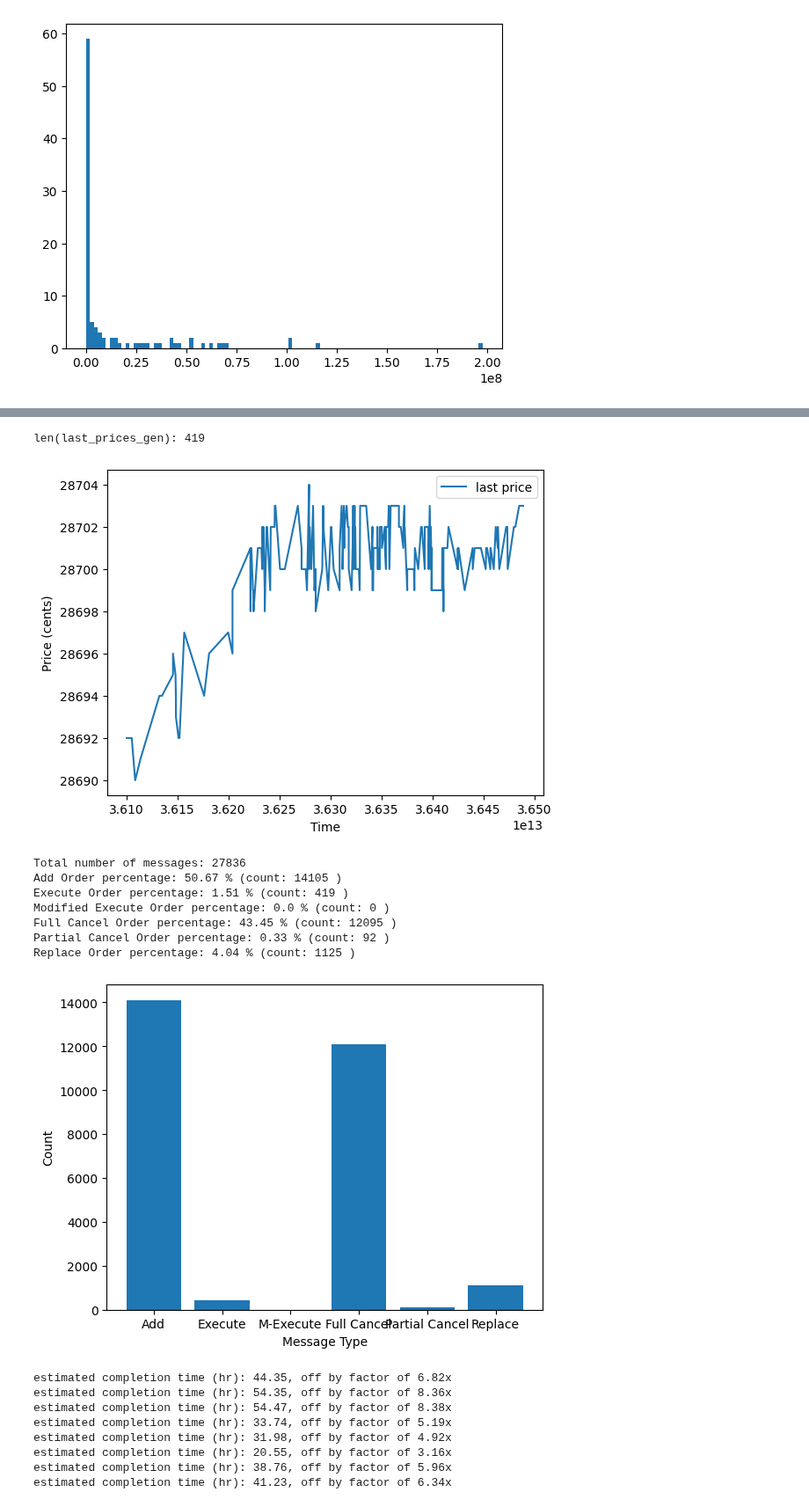
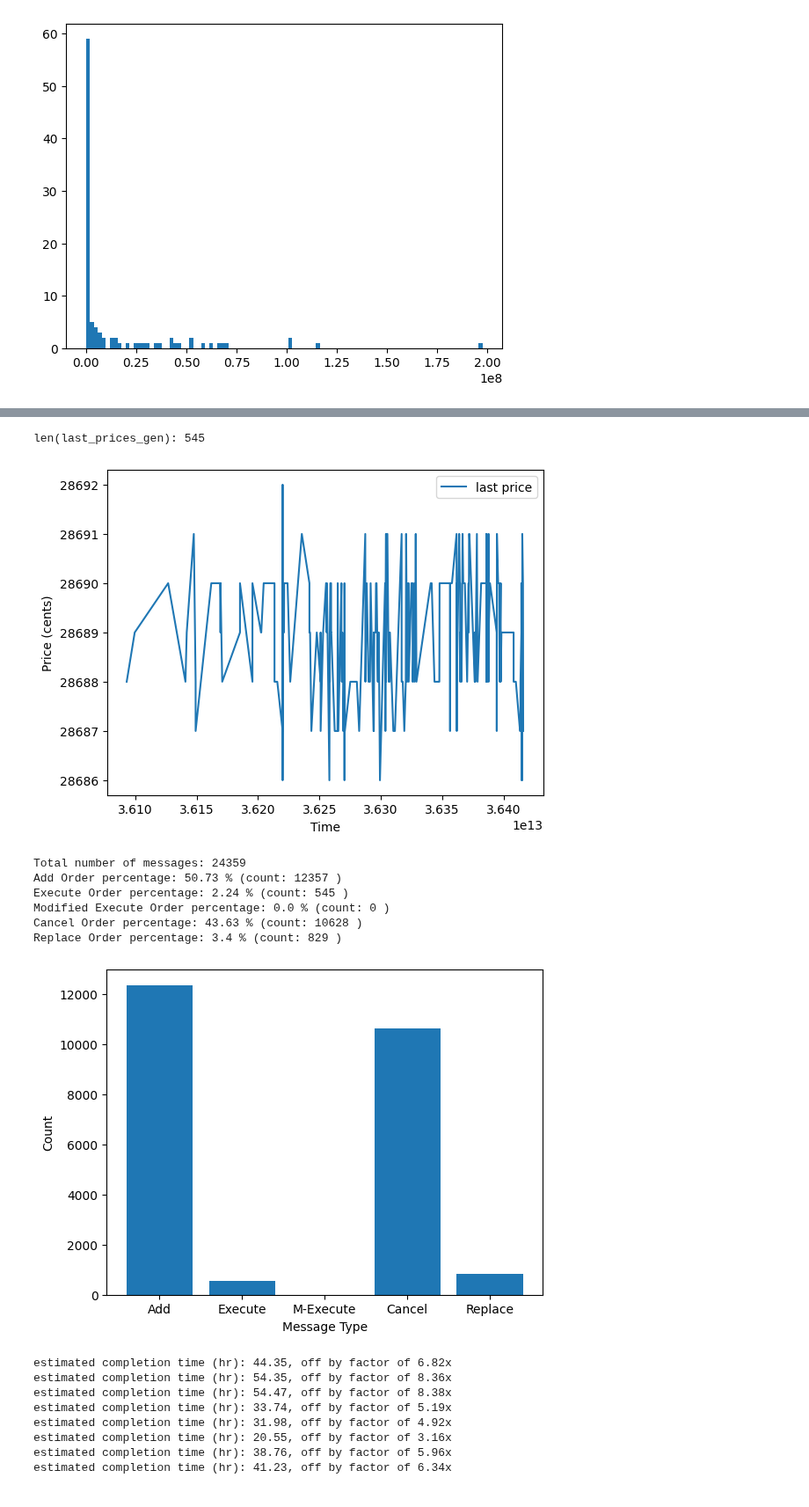
Before and after one commit to kingofguan/MarketGPT, a Jupyter notebook: notebooks/simulate.ipynb, the cells around one changed output, grey strips where cells are left out. Shown at 88% size. Saved outputs shown, nothing was run; the diff lists cells and outputs as text; code cells hidden in the pictures.

```diff
--- a/notebooks/simulate.ipynb
+++ b/notebooks/simulate.ipynb
@@ -797,10 +798,11 @@ def process_message(
     # return order object for next message encoding step
     return new_order, ref_order
 # %%
-num_generation_steps = (5000 * 6) # * 6
+num_generation_steps = (5000 * 6) # * 2 # * 6
 num_errors = 0
 num_sampling_errors = 0
 num_symbol_errors = 0
+num_time_errors = 0
 L1_gen = []
 last_prices_gen = []
 gen_msgs = []
@@ -849,6 +851,10 @@ for t in tqdm(range(num_generation_steps)):
     msg = decoded_msg
     try:
         symbol = tickers[msg[0]]
+        if symbol not in symbols:
+            # print("Model Generation Error: Symbol Error. Re-run timestep.")
+            num_symbol_errors += 1
+            continue
     except:
         # print("Model Generation Error: Symbol Error. Re-run timestep.")
         num_symbol_errors += 1
@@ -861,6 +867,10 @@ for t in tqdm(range(num_generation_steps)):
     mid_price = ((bid_price + ask_price) / 2) // 1
     price = int(mid_price) + decoded_msg[5]
     # print("Price:", price)
+    if abs(msg[8]) > 10:
+        # print("Model Generation Error: Time Error. Re-run timestep.")
+        num_time_errors += 1
+        continue
     time = prev_time + (msg[8]*1000000000) + msg[9]
     # print("Time:", time)
 
@@ -898,11 +908,12 @@ for t in tqdm(range(num_generation_steps)):
         fill_size = msg[6]
         remain_size = msg[7]
         # set conditional fields - these should all be NA_VAL
-        old_id = msg[12]
-        fill_size_ref = msg[14]
-        time_s_ref = msg[15]
-        time_ns_ref = msg[16]
-        old_price_abs = msg[17]
+        old_id = -9999 # msg[12]
+        price_ref = -9999 # msg[13]
+        fill_size_ref = -9999 # msg[14]
+        time_s_ref = -9999 # msg[15]
+        time_ns_ref = -9999 # msg[16]
+        old_price_abs = -9999 # msg[17]
     elif event_type == 2:
         num_exec_order_msgs += 1
         # set new order fields
@@ -913,6 +924,7 @@ for t in tqdm(range(num_generation_steps)):
         # locate ref_order, then set conditional fields
         ref_order = nasdaq_agent.messages[-2][1].order
         old_id = msg[12]
+        price_ref = msg[13]
         # TODO: compute price_ref term (msg[13]) from ref_order object
         # Note: in the training data, the 'fill_size_ref' field is the original order size,
         # whereas here it is the size that was filled by the market order (due to the way
@@ -933,6 +945,7 @@ for t in tqdm(range(num_generation_steps)):
         # locate ref_order, then set conditional fields
         ref_order = nasdaq_agent.messages[-2][1].order
         old_id = msg[12]
+        price_ref = msg[13]
         # TODO: same note as above, compute price_ref term (msg[13]) from ref_order object
         fill_size_ref = ref_order.quantity
         time_s_ref = (ref_order.time_placed // 1000000000)
@@ -953,6 +966,7 @@ for t in tqdm(range(num_generation_steps)):
         # set conditional fields
         old_id = msg[12]
         # TODO: set price_ref term (msg[13]), must be == msg[5]
+        price_ref = msg[13]
         fill_size_ref = ref_order.quantity
         time_s_ref = (ref_order.time_placed // 1000000000)
         time_ns_ref = (ref_order.time_placed % 1000000000)
@@ -965,6 +979,7 @@ for t in tqdm(range(num_generation_steps)):
         remain_size = msg[7]
         # set conditional fields
         old_id = ref_order.order_id
+        price_ref = msg[13]
         fill_size_ref = ref_order.quantity
         time_s_ref = (ref_order.time_placed // 1000000000)
         time_ns_ref = (ref_order.time_placed % 1000000000)
@@ -975,7 +990,7 @@ for t in tqdm(range(num_generation_steps)):
     #  "old_id", "price_ref", "fill_size_ref", "time_s_ref", "time_ns_ref", "old_price_abs"]
     new_msg = np.array([msg[0], order_id, msg[2], msg[3], price, msg[5],
             fill_size, remain_size, msg[8], msg[9], time_s, time_ns,
-            old_id, msg[13], fill_size_ref, time_s_ref, time_ns_ref, old_price_abs])
+            old_id, price_ref, fill_size_ref, time_s_ref, time_ns_ref, old_price_abs])
     # print("new_msg:", new_msg)
     gen_msgs.append(new_msg)
 
@@ -1262,38 +1285,40 @@ plt.show()
 
 # TODO: put in *-minute buckets plot series
 # %% [output]
-len(last_prices_gen): 419
+len(last_prices_gen): 545
-[figure, old version]
+[figure, new version]
 # %%
 # print percentage of each message type
 total_msgs = num_add_order_msgs + num_exec_order_msgs + num_execmod_order_msgs + num_full_cancel_order_msgs + num_partial_cancel_order_msgs + num_replace_order_msgs
 print("Total number of messages:", total_msgs)
 print("Add Order percentage:", round((num_add_order_msgs / total_msgs) * 100, 2), "%", "(count:", num_add_order_msgs, ")")
 print("Execute Order percentage:", round((num_exec_order_msgs / total_msgs) * 100, 2), "%", "(count:", num_exec_order_msgs, ")")
 print("Modified Execute Order percentage:", round((num_execmod_order_msgs / total_msgs) * 100, 2), "%", "(count:", num_execmod_order_msgs, ")")
-print("Full Cancel Order percentage:", round((num_full_cancel_order_msgs / total_msgs) * 100, 2), "%", "(count:", num_full_cancel_order_msgs, ")")
-print("Partial Cancel Order percentage:", round((num_partial_cancel_order_msgs / total_msgs) * 100, 2), "%", "(count:", num_partial_cancel_order_msgs, ")")
+# print("Full Cancel Order percentage:", round((num_full_cancel_order_msgs / total_msgs) * 100, 2), "%", "(count:", num_full_cancel_order_msgs, ")")
+# print("Partial Cancel Order percentage:", round((num_partial_cancel_order_msgs / total_msgs) * 100, 2), "%", "(count:", num_partial_cancel_order_msgs, ")")
+print("Cancel Order percentage:", round(((num_full_cancel_order_msgs + num_partial_cancel_order_msgs) / total_msgs) * 100, 2), "%", "(count:", num_full_cancel_order_msgs + num_partial_cancel_order_msgs, ")")
 print("Replace Order percentage:", round((num_replace_order_msgs / total_msgs) * 100, 2), "%", "(count:", num_replace_order_msgs, ")")
 
 # plot message type counts
-msg_types = ['Add', 'Execute', 'M-Execute', 'Full Cancel', 'Partial Cancel', 'Replace']
-msg_counts = [num_add_order_msgs, num_exec_order_msgs, num_execmod_order_msgs, num_full_cancel_order_msgs, num_partial_cancel_order_msgs, num_replace_order_msgs]
+# msg_types = ['Add', 'Execute', 'M-Execute', 'Full Cancel', 'Partial Cancel', 'Replace']
+msg_types = ['Add', 'Execute', 'M-Execute', 'Cancel', 'Replace']
+# msg_counts = [num_add_order_msgs, num_exec_order_msgs, num_execmod_order_msgs, num_full_cancel_order_msgs, num_partial_cancel_order_msgs, num_replace_order_msgs]
+msg_counts = [num_add_order_msgs, num_exec_order_msgs, num_execmod_order_msgs, num_full_cancel_order_msgs + num_partial_cancel_order_msgs, num_replace_order_msgs]
 plt.bar(msg_types, msg_counts)
 # plt.rcParams['font.size'] = 8
 plt.xlabel("Message Type")
 plt.ylabel("Count")
 plt.show()
 
 # help?: https://stackoverflow.com/questions/26700598/matplotlib-showing-x-tick-labels-overlapping
 # %% [output]
-Total number of messages: 27836
-Add Order percentage: 50.67 % (count: 14105 )
-Execute Order percentage: 1.51 % (count: 419 )
+Total number of messages: 24359
+Add Order percentage: 50.73 % (count: 12357 )
+Execute Order percentage: 2.24 % (count: 545 )
 Modified Execute Order percentage: 0.0 % (count: 0 )
-Full Cancel Order percentage: 43.45 % (count: 12095 )
-Partial Cancel Order percentage: 0.33 % (count: 92 )
-Replace Order percentage: 4.04 % (count: 1125 )
+Cancel Order percentage: 43.63 % (count: 10628 )
+Replace Order percentage: 3.4 % (count: 829 )
-[figure, old version]
+[figure, new version]
 # %%
 metadata_filename = f'{parent_folder_path}/gen_data/{save_timestamp}/metadata_{date}_{sym}_{gen_start_time}_{t}_{save_timestamp}.txt'
 
```
Also changed, not shown: parts of 24 cells of this notebook.
